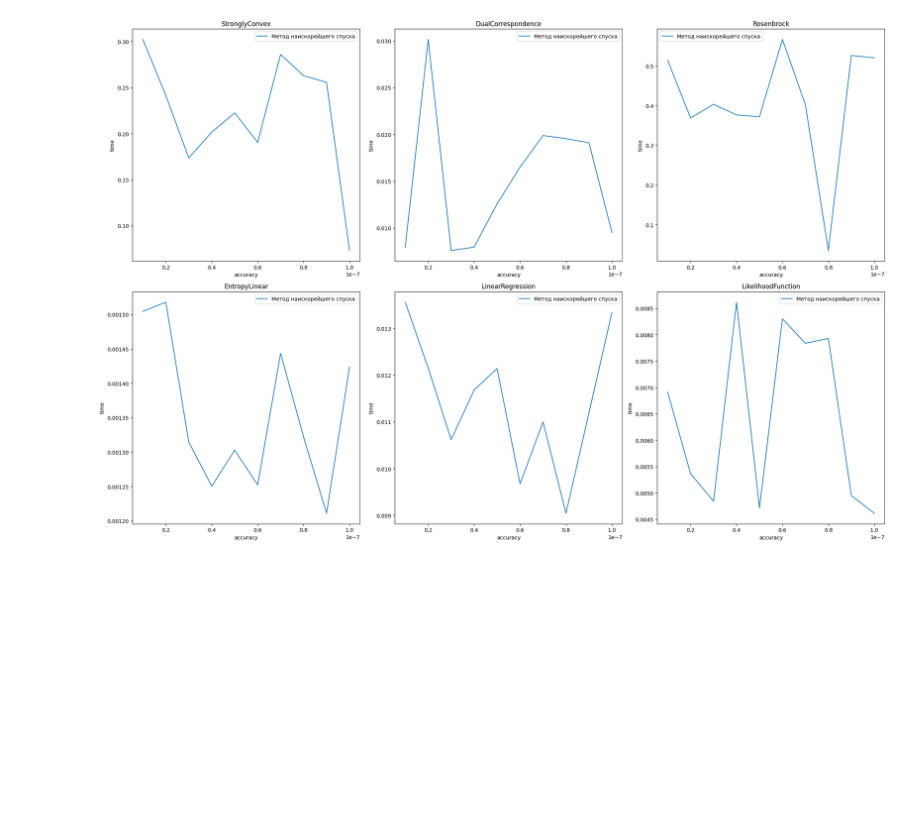
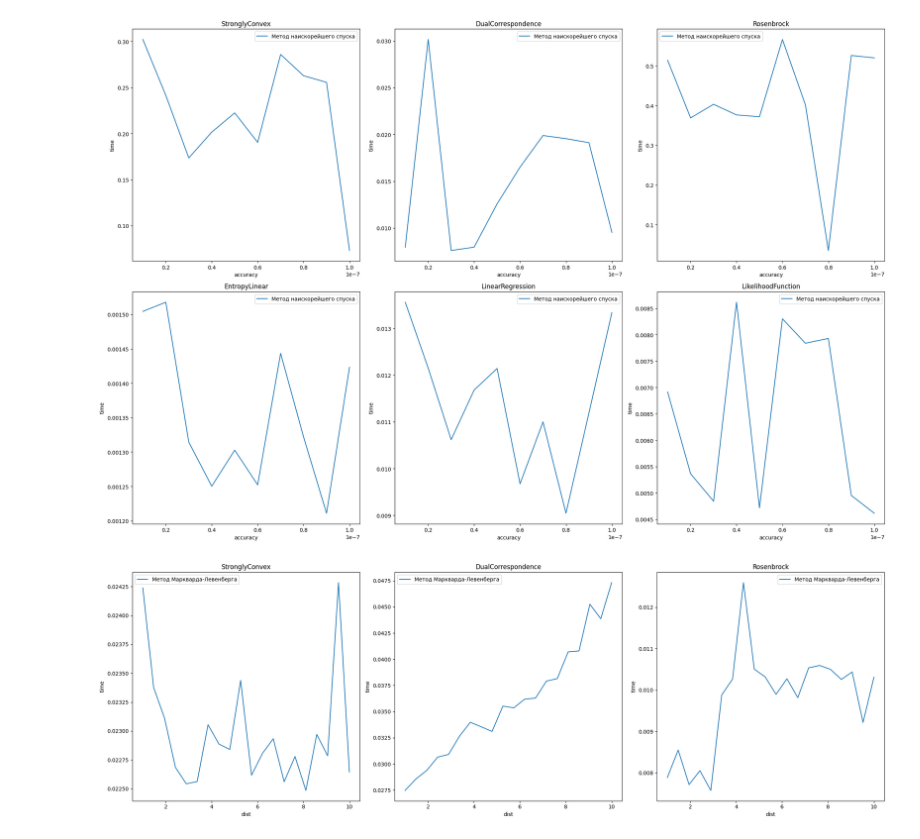
Before and after one commit to fallra1n/math-optimization, a Jupyter notebook: hw-2/OPTI_2.ipynb, the cells around one changed output. Cells and saved outputs as stored; diff of their text form; code cells hidden in the pictures; blank space fills up the shorter version.

```diff
--- a/hw-2/OPTI_2.ipynb
+++ b/hw-2/OPTI_2.ipynb
@@ -520,3 +534,66 @@ plt.tight_layout()
 plt.show()
 # %% [output]
 [figure]
+# %%
+fig, axs = plt.subplots(nrows=1, ncols=3, figsize=(21, 7))  # figsize=(ширина, высота)
+plt.tight_layout(pad=8.0)
+
+dim = 2
+steps = 100000
+prec = 1e-5
+dist_list = np.linspace(10 ** (0), 10 ** (1), 20)
+
+Lst_y_lev = []
+Lst_x_lev = []
+Lst_y_fast = []
+Lst_x_fast = []
+
+Lst_y_lev.append([])
+Lst_x_lev.append([])
+x_opt_list = [np.ones(dim), 0, np.ones(dim), (1 / np.arange(1, dim+1)) * np.exp(-1), 0, 0]
+
+j = 0
+for i in [0, 2, 3]:
+    Lst_y_lev.append([])
+    Lst_x_lev.append([])
+
+    for dist in dist_list:
+        start_time = time.time()
+        _, param_list = param_gen[i](dim)
+        x0 = x_opt_list[i] + dist * np.ones(dim)
+        max_steps, eps = steps, prec
+        result = levenberg_markvatd2(function_list[i], param_list, x0, max_steps, eps)
+        end_time = time.time()
+        Lst_y_lev[j].append(end_time - start_time)
+        if end_time - start_time > 10:
+            break
+    j += 1
+
+# for i in range(number_of_func):
+#     Lst_y_fast.append([])
+#     Lst_x_fast.append([])
+#     for prec in prec_list:
+#         x0, param_list = param_gen[i](dim)
+#         max_steps, eps = steps, prec
+#         start_time = time.time()
+#         result = the_fastest_descent(function_list[i], param_list, x0, max_steps, eps)
+#         end_time = time.time()
+#         Lst_y_fast[i].append(end_time - start_time)
+#         if end_time - start_time > 10:
+#             break
+
+
+
+for j in range(3):
+    axs[j].plot(dist_list, Lst_y_lev[j], label='Метод Маркварда-Левенберга')
+    # axs[i, j].plot(log_prec_list, Lst_y_fast[j], label='Метод наискорейшего спуска')
+    axs[j].set_title(func_name_list[j])
+    axs[j].set_xlabel('dist')
+    axs[j].set_ylabel('time')
+    axs[j].legend()
+
+
+plt.tight_layout()
+plt.show()
+# %% [output]
+[figure, added]
```
Also changed, not shown: parts of 4 cells of this notebook.
